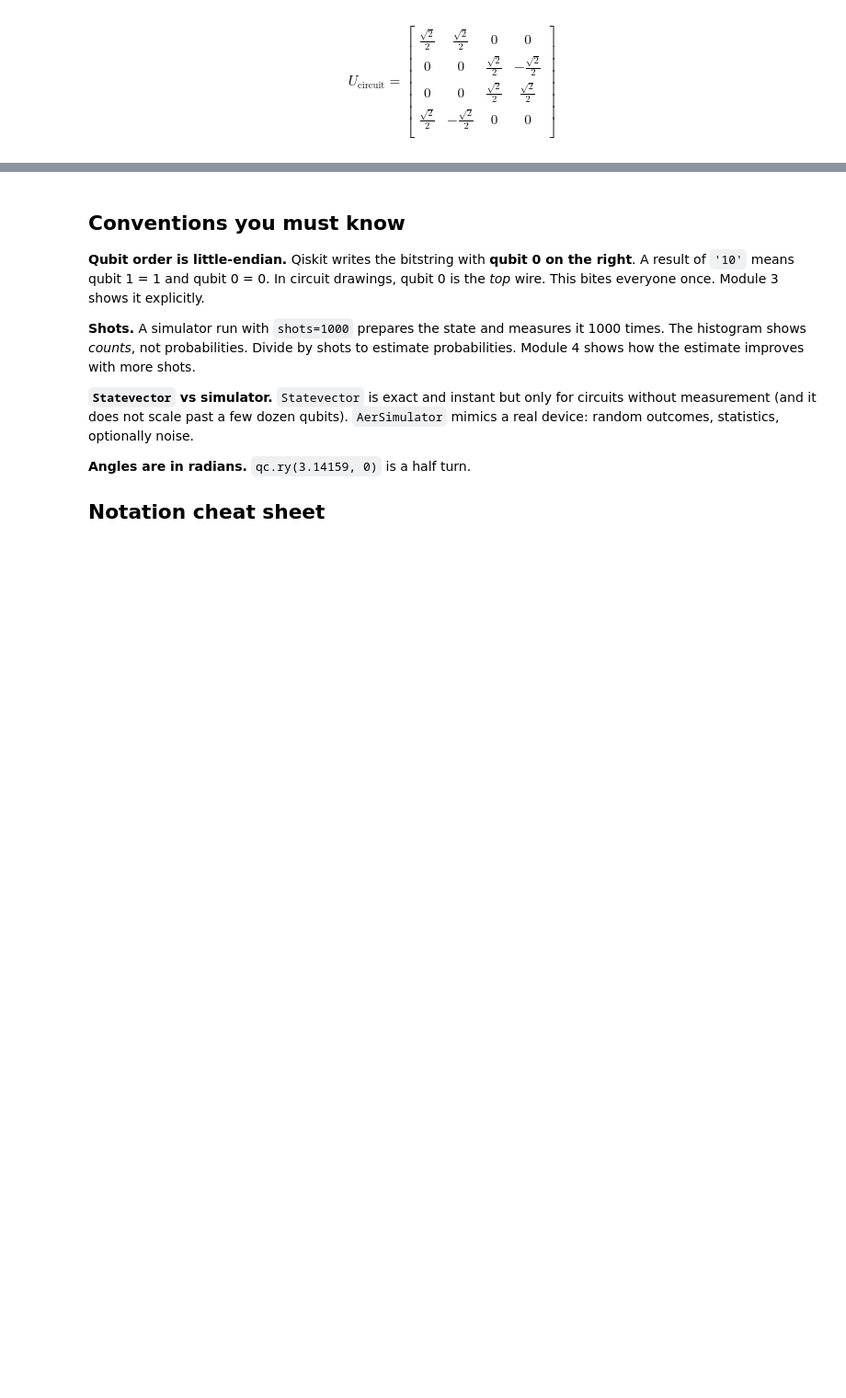
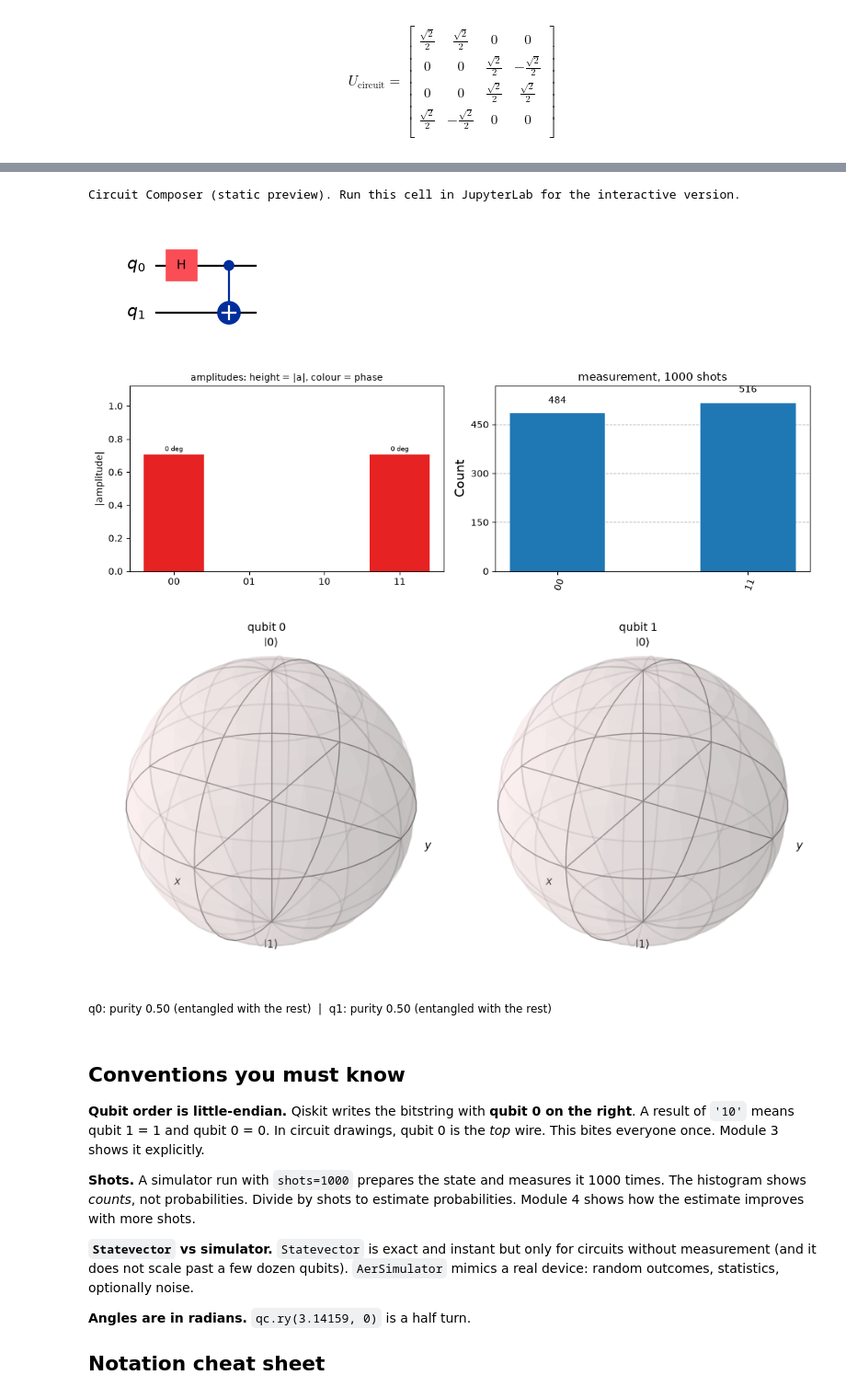
Before and after one commit to indranandjha1993/quantum-computing, a Jupyter notebook: src/00_Start_Here.ipynb, the cells around one changed output, grey strips where cells are left out. Shown at 92% size. Cells and saved outputs as stored; diff of their text form; code cells hidden in the pictures; blank space fills up the shorter version.

```diff
--- a/src/00_Start_Here.ipynb
+++ b/src/00_Start_Here.ipynb
@@ -158,3 +172,13 @@ plot_histogram(counts)
+# %%
+from qclab import bloch_lab, circuit_composer, guess_the_state, quiz
+
+circuit_composer(2, example='bell')
+# %% [output]
+Circuit Composer (static preview). Run this cell in JupyterLab for the interactive version.
+[figure, added]
+[figure, added]
+[figure, added]
+q0: purity 0.50 (entangled with the rest) | q1: purity 0.50 (entangled with the rest)
 # %% [markdown]
 ## Conventions you must know
 
```
Also changed, not shown: parts of 3 cells of this notebook, 9 other files.
